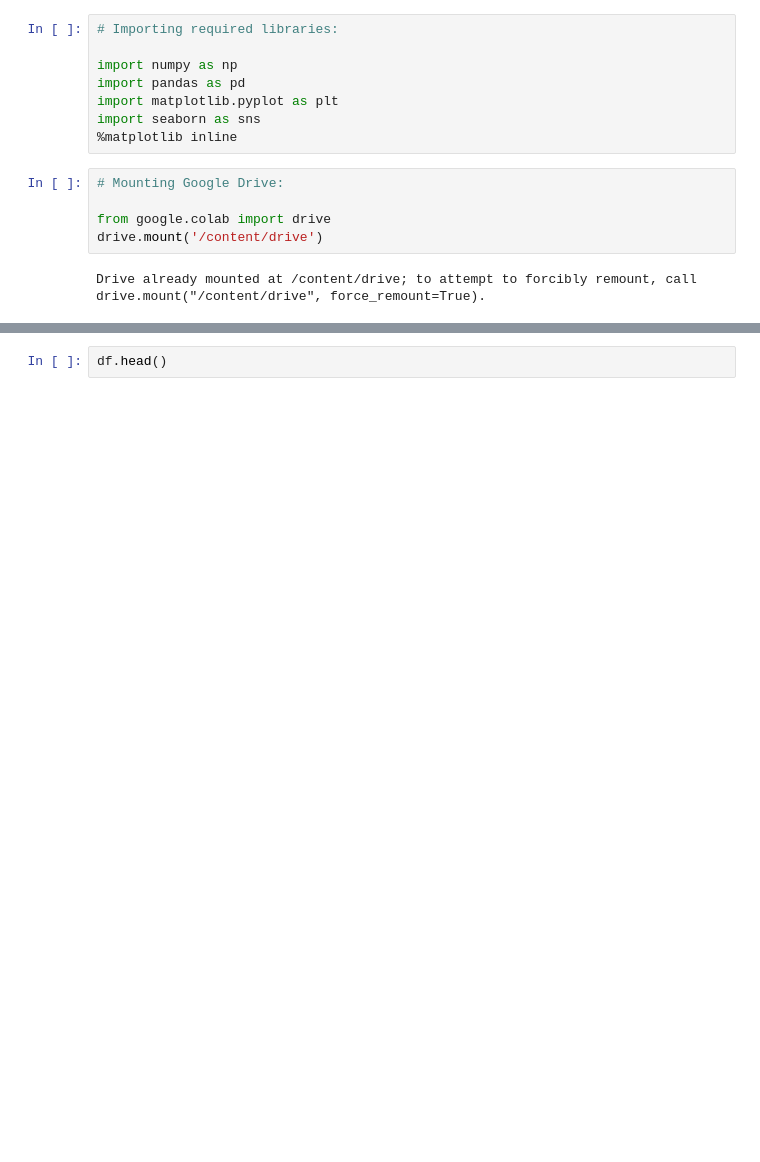
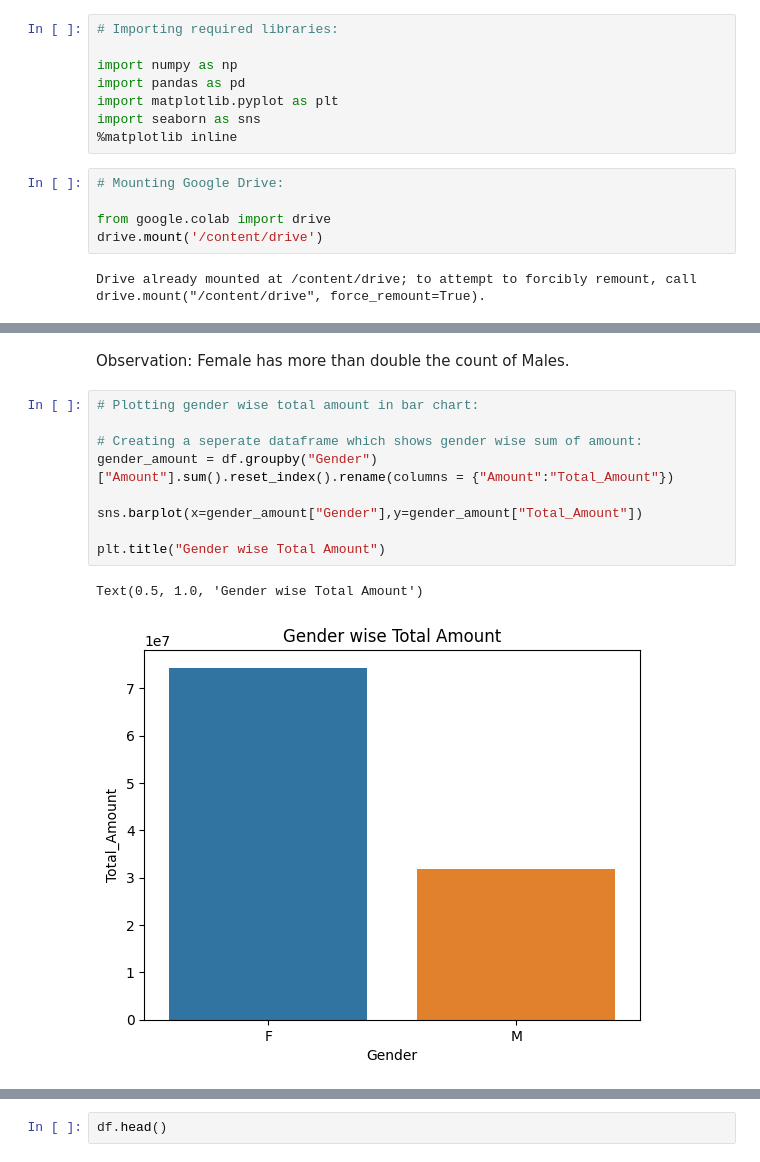
Before and after one commit to dhar9571/EDA---Black-Friday-Sales-Data, a Jupyter notebook: Diwali_Sales_DataAnalysis.ipynb, the cells around one changed output, grey strips where cells are left out. Saved outputs shown, nothing was run; the diff lists cells and outputs as text; blank space fills up the shorter version.

```diff
--- a/Diwali_Sales_DataAnalysis.ipynb
+++ b/Diwali_Sales_DataAnalysis.ipynb
@@ -21,0 +146,14 @@ df = pd.read_csv("/content/drive/MyDrive/Colab Notebooks/Projects/Diwali_Sales_D
+# %% [markdown]
+Observation: Female has more than double the count of Males.
+# %%
+# Plotting gender wise total amount in bar chart:
+
+# Creating a seperate dataframe which shows gender wise sum of amount:
+gender_amount = df.groupby("Gender")["Amount"].sum().reset_index().rename(columns = {"Amount":"Total_Amount"})
+
+sns.barplot(x=gender_amount["Gender"],y=gender_amount["Total_Amount"])
+
+plt.title("Gender wise Total Amount")
+# %% [output]
+Text(0.5, 1.0, 'Gender wise Total Amount')
+[figure, added]
```
Also changed, not shown: parts of 19 cells of this notebook.
